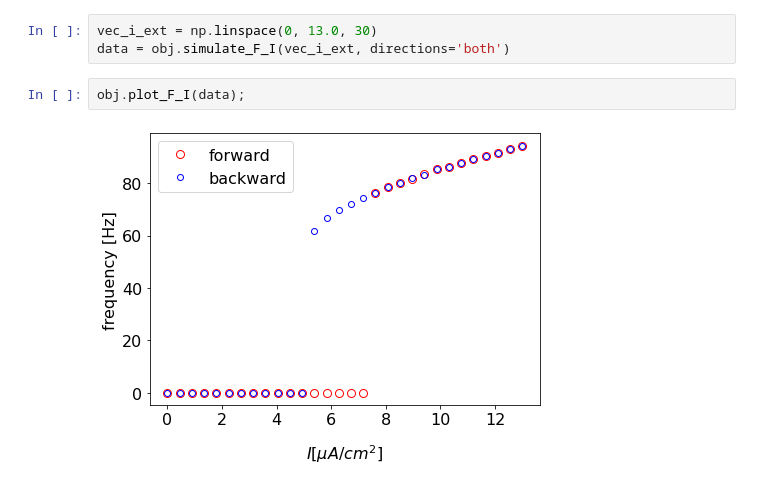
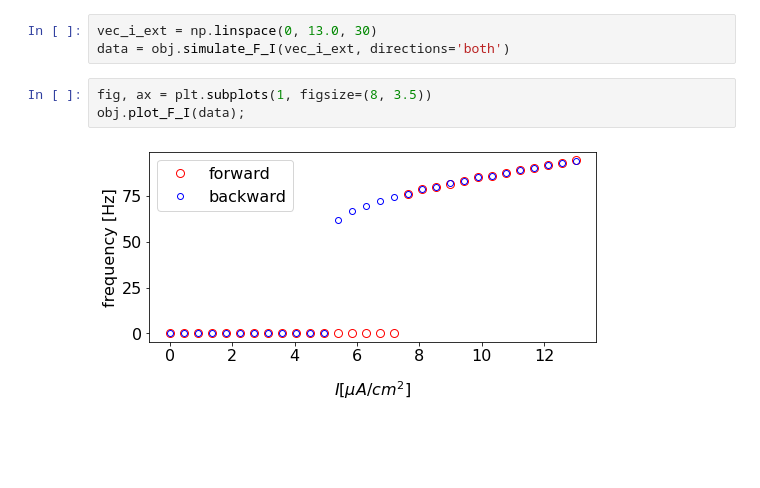
Before and after one commit to Ziaeemehr/mndynamics, a Jupyter notebook: mndynamics/examples/Chap_17.ipynb, the cells around one changed output. Cells and saved outputs as stored; diff of their text form; blank space fills up the shorter version.

```diff
--- a/mndynamics/examples/Chap_17.ipynb
+++ b/mndynamics/examples/Chap_17.ipynb
@@ -309,7 +309,8 @@ HH reduced (2D) F-I curve
 # %%
 vec_i_ext = np.linspace(0, 13.0, 30)
 data = obj.simulate_F_I(vec_i_ext, directions='both')
-# %%
-obj.plot_F_I(data);
-# %% [output]
-[figure, removed]
+# %%
+fig, ax = plt.subplots(1, figsize=(8, 3.5))
+obj.plot_F_I(data);
+# %% [output]
+[figure, added]
```
